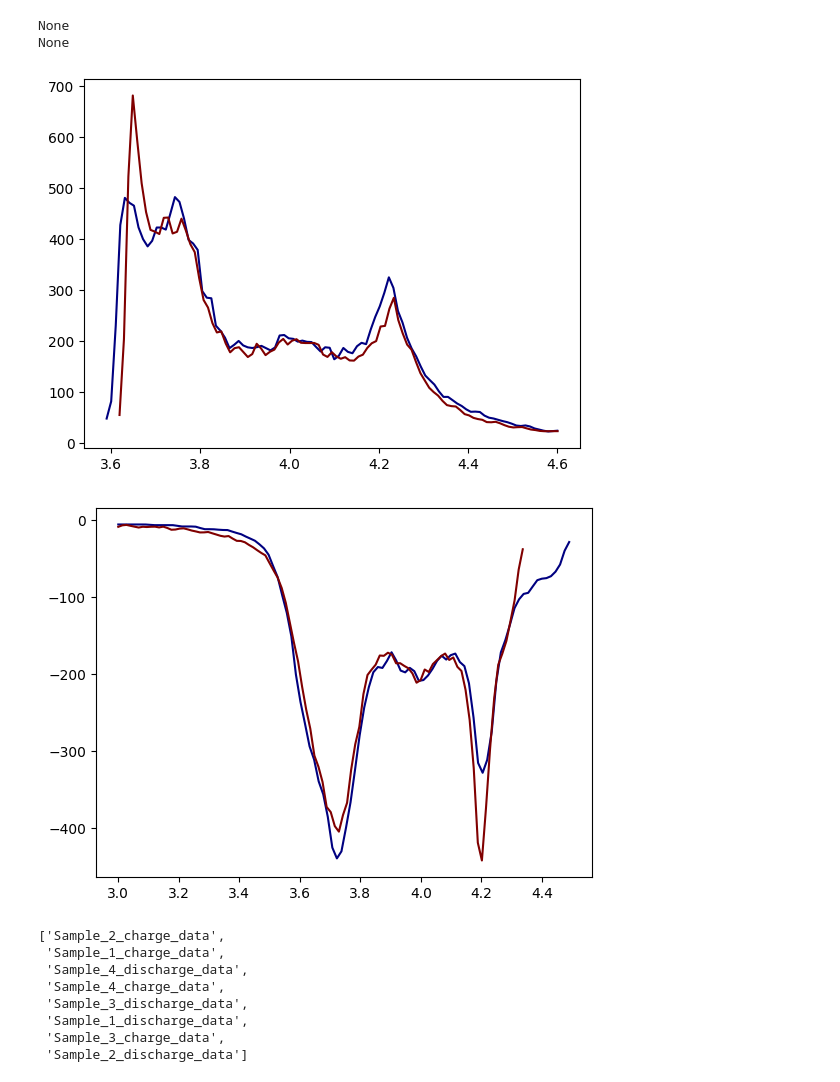
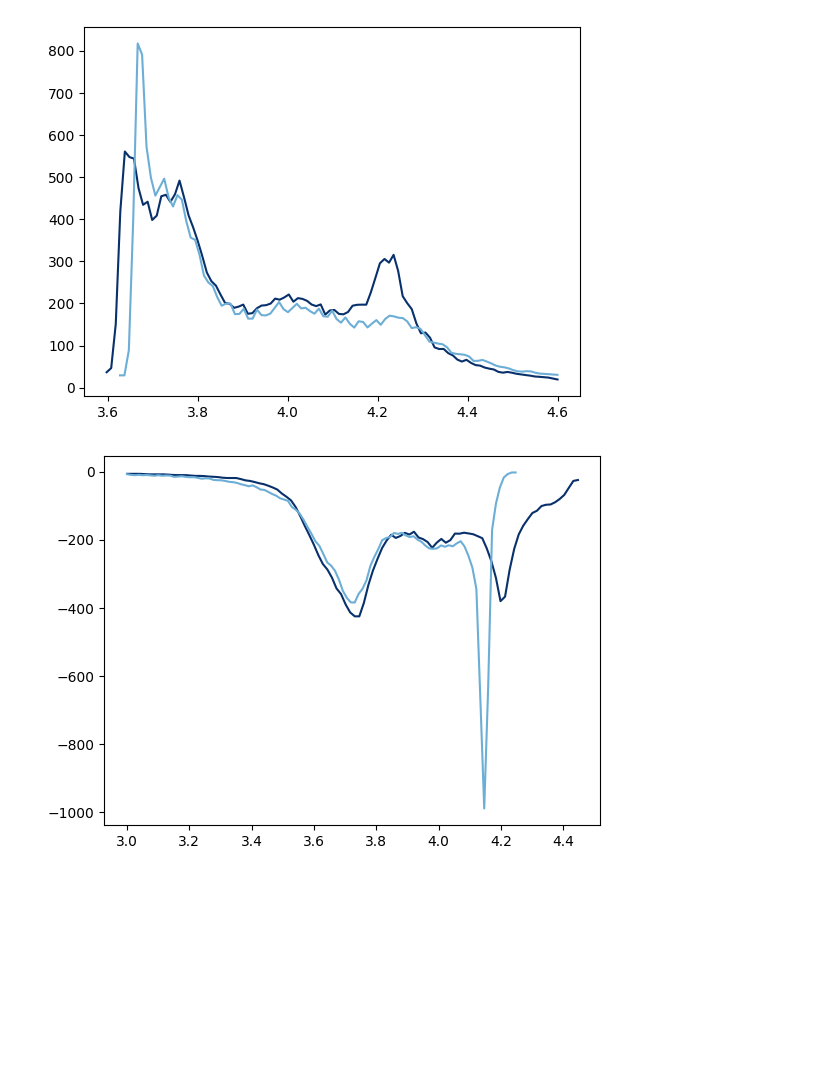
Before and after one commit to mcolalongo/echem_viz, a Jupyter notebook: viz.ipynb, the cells around one changed output. Drawn from its saved outputs; the diff is of its cells as text; code cells hidden in the pictures; blank space fills up the shorter version.

```diff
--- a/viz.ipynb
+++ b/viz.ipynb
@@ -30,21 +6,0 @@ for i in os.listdir():
-# %%
-sample2c = Echem(lstF[0], 1, 22)
-print(sample2c.plotDqDvFilter())
-sample2d = Echem(lstF[-1], 1, 22)
-print(sample2d.plotDqDvFilter())
-# %% [output]
-None
-None
-[figure, removed]
-[figure, removed]
-# %%
-lstF
-# %% [output]
-['Sample_2_charge_data',
- 'Sample_1_charge_data',
- 'Sample_4_discharge_data',
- 'Sample_4_charge_data',
- 'Sample_3_discharge_data',
- 'Sample_1_discharge_data',
- 'Sample_3_charge_data',
- 'Sample_2_discharge_data']
@@ -50,0 +13,23 @@ lstF
+# %%
+zr0c = Echem(lstF[1], 1, 22)
+zr0cdata = zr0c.plotDqDvFilter('Blues_r')
+zr0d = Echem(lstF[5], 1, 22)
+zr0ddata = zr0d.plotDqDvFilter('Blues_r')
+
+zr01c = Echem(lstF[2], 1, 22)
+zr01cdata = zr01c.plotDqDvFilter('YlOrRd_r')
+zr01d = Echem(lstF[3], 1, 22)
+zr01ddata = zr01d.plotDqDvFilter('YlOrRd_r')
+
+zr05c = Echem(lstF[4], 1, 22)
+zr05cdata = zr05c.plotDqDvFilter('Greens_r')
+zr05d = Echem(lstF[-2], 1, 22)
+zr05ddata = zr05d.plotDqDvFilter('Greens_r')
+
+zr1c = Echem(lstF[0], 1, 22)
+zr1cdata = zr1c.plotDqDvFilter('Reds_r')
+zr1d = Echem(lstF[-1], 1, 22)
+zr1ddata = zr1d.plotDqDvFilter('Reds_r')
+# %% [output]
+[figure, added]
+[figure, added]
```
Also changed, not shown: parts of 5 cells of this notebook, 1 other file.
